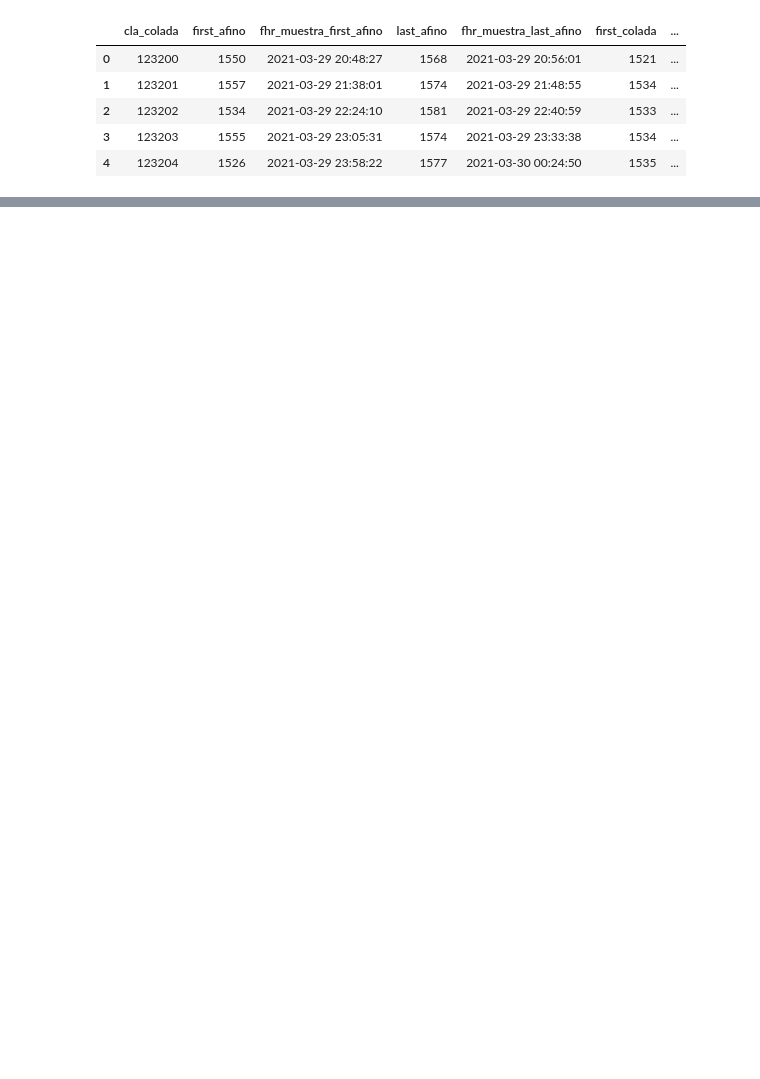
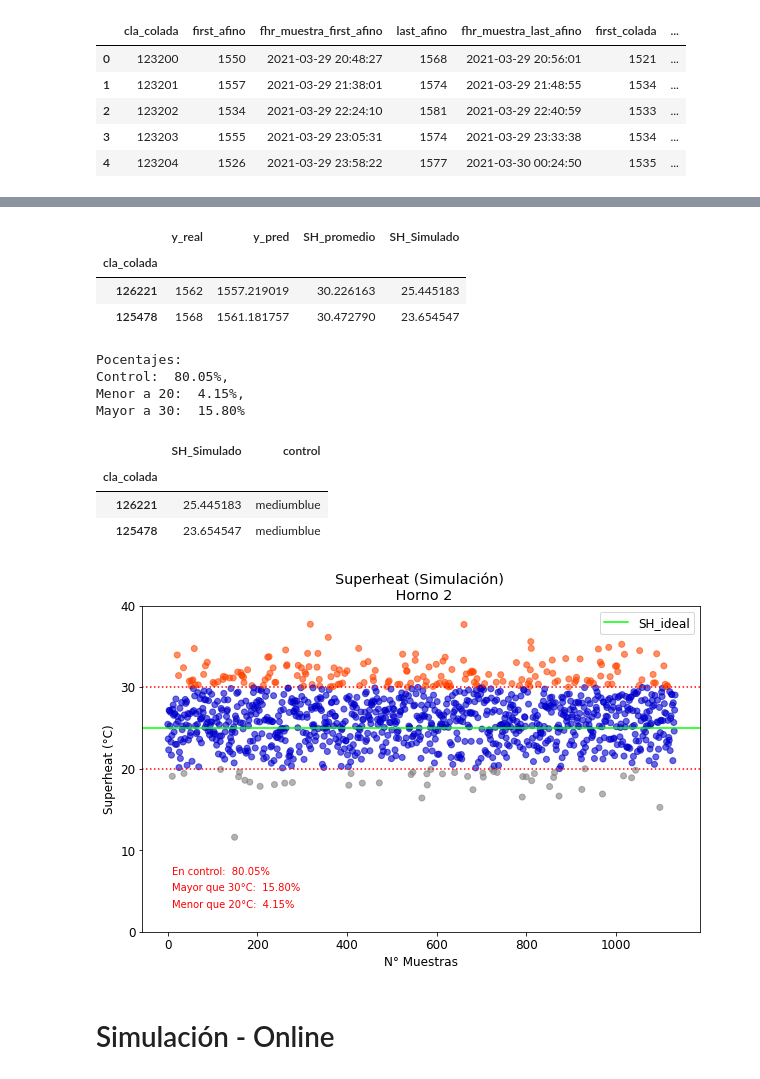
Before and after one commit to eddua04/pruebas_nb_diff, a Jupyter notebook: 3. Pruebas de modelado.ipynb, the cells around one changed output, grey strips where cells are left out. Cells and saved outputs as stored; diff of their text form; code cells hidden in the pictures; blank space fills up the shorter version.

```diff
--- a/3. Pruebas de modelado.ipynb
+++ b/3. Pruebas de modelado.ipynb
@@ -729,0 +671,3 @@ plt.show()
+# %%
+# Variable Casting time
+data_SIM.loc[:,"mean_temp_colada"] = data_SIM.loc[:,"t_liquidus"] + 25
@@ -729,0 +716,4 @@ plt.show()
+# %%
+# Elegimos las coladas con un error de predicción dentro de +/- 5°C (Las mismas elegidas en la sección anterior)
+resultados_pred_SIM = resultados_pred_SIM.loc[residuals_ok.index]
+resultados_pred_SIM.describe()
@@ -729,0 +730,31 @@ plt.show()
+# %%
+## SIMULACIÓN:
+## Se asume que el error de predicción afectará directamente al superheat
+
+residual_sim = resultados_pred_SIM["y_real"] - resultados_pred_SIM["y_pred"]
+resultados_pred_SIM["SH_Simulado"] = resultados_pred_SIM["SH_promedio"] - residual_sim #error de superheat
+# %%
+resultados_pred_SIM.head(2)
+# %% [output]
+|  | y_real | y_pred | SH_promedio | SH_Simulado |
+| cla_colada |  |  |  |  |
+| 126221 | 1562 | 1557.219019 | 30.226163 | 25.445183 |
+| 125478 | 1568 | 1561.181757 | 30.472790 | 23.654547 |
+# %%
+df_SHSIM = pd.DataFrame(resultados_pred_SIM["SH_Simulado"])
+
+df_SHSIM["control"] = 0 # En control
+df_SHSIM.loc[df_SHSIM["SH_Simulado"] < 20, "control"] = 1 #Menor
+df_SHSIM.loc[df_SHSIM["SH_Simulado"] > 30, "control"] = 2 #Mayor
+
+# Porcentaje de datos de cada categoría
+prc_inf_sh = (df_SHSIM["SH_Simulado"] < 20).sum() * 100/df_SHSIM.shape[0]
+prc_sup_sh = (df_SHSIM["SH_Simulado"] > 30).sum()  * 100/df_SHSIM.shape[0]
+prc_control_sh = ((df_SHSIM["SH_Simulado"] >= 20)&(df_SHSIM["SH_Simulado"] <= 30)).sum()* 100/df_SHSIM.shape[0]
+
+print(f"Pocentajes:\nControl: {prc_control_sh: .2f}%, \nMenor a 20: {prc_inf_sh: .2f}%, \nMayor a 30: {prc_sup_sh: .2f}%")
+# %% [output]
+Pocentajes:
+Control:  80.05%,
+Menor a 20:  4.15%,
+Mayor a 30:  15.80%
@@ -729,0 +764,30 @@ plt.show()
+# %%
+df_SHSIM.head(2)
+# %% [output]
+|  | SH_Simulado | control |
+| cla_colada |  |  |
+| 126221 | 25.445183 | mediumblue |
+| 125478 | 23.654547 | mediumblue |
+# %%
+# Gráfica
+plt.figure(figsize = (10,6))
+plt.scatter(x = np.arange(len(sh_real)), y = df_SHSIM["SH_Simulado"], c = df_SHSIM["control"], alpha = 0.6) ## Superheat
+plt.axhline(y = 25, color = 'lime', label = "SH_ideal") ## Referencia de superheat ideal = 25°C
+plt.axhline(y = 30, color = 'r', linestyle = "dotted") ## Referencia de superheat límite superior
+plt.axhline(y = 20, color = 'r', linestyle = "dotted") ## Referencia de superheat límite inferior
+# Etiquetas ejes
+plt.ylabel("Superheat (°C)")
+plt.xlabel("N° Muestras")
+plt.title(f"""Superheat (Simulación) \n Horno {horno}""")
+plt.yticks(np.arange(0, max(sh_real)+1, 10))
+# Texto
+params = {"fontsize": 10, "color": "red"}
+plt.text(10, 7, f"En control: {prc_control_sh: .2f}%", **params)
+plt.text(10, 5, f"Mayor que 30°C: {prc_sup_sh: .2f}%", **params)
+plt.text(10, 3, f"Menor que 20°C: {prc_inf_sh: .2f}%", **params)
+plt.legend()
+plt.show()
+# %% [output]
+[figure, added]
+# %% [markdown]
+# Simulación - Online
```
Also changed, not shown: parts of 86 cells of this notebook.
